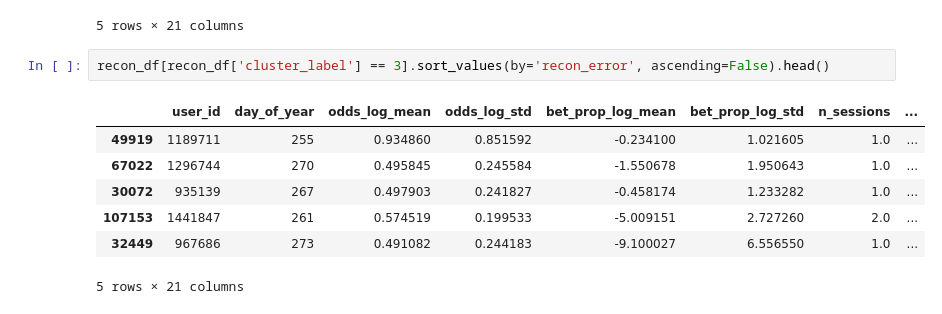
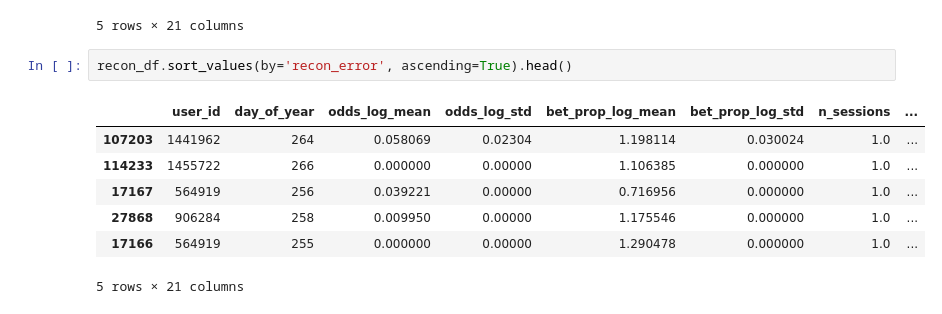
Before and after one commit to KndHvH/igaming-behavioral-deviation-detection, a Jupyter notebook: model/autoencoder.ipynb, the cells around one changed output. Saved outputs shown, nothing was run; the diff lists cells and outputs as text.

```diff
--- a/model/autoencoder.ipynb
+++ b/model/autoencoder.ipynb
@@ -313,12 +313,12 @@ recon_df[recon_df['cluster_label'] == 3].sort_values(by='recon_error', ascending
 | 108576 | 1444493 | 257 | 0.500137 | 0.262785 | 0.241936 | 0.480102 | 1.0 | ... |
 5 rows × 21 columns
 # %%
-recon_df[recon_df['cluster_label'] == 3].sort_values(by='recon_error', ascending=False).head()
+recon_df.sort_values(by='recon_error', ascending=True).head()
 # %% [output]
 |  | user_id | day_of_year | odds_log_mean | odds_log_std | bet_prop_log_mean | bet_prop_log_std | n_sessions | ... |
-| 49919 | 1189711 | 255 | 0.934860 | 0.851592 | -0.234100 | 1.021605 | 1.0 | ... |
-| 67022 | 1296744 | 270 | 0.495845 | 0.245584 | -1.550678 | 1.950643 | 1.0 | ... |
-| 30072 | 935139 | 267 | 0.497903 | 0.241827 | -0.458174 | 1.233282 | 1.0 | ... |
-| 107153 | 1441847 | 261 | 0.574519 | 0.199533 | -5.009151 | 2.727260 | 2.0 | ... |
-| 32449 | 967686 | 273 | 0.491082 | 0.244183 | -9.100027 | 6.556550 | 1.0 | ... |
+| 107203 | 1441962 | 264 | 0.058069 | 0.02304 | 1.198114 | 0.030024 | 1.0 | ... |
+| 114233 | 1455722 | 266 | 0.000000 | 0.00000 | 1.106385 | 0.000000 | 1.0 | ... |
+| 17167 | 564919 | 256 | 0.039221 | 0.00000 | 0.716956 | 0.000000 | 1.0 | ... |
+| 27868 | 906284 | 258 | 0.009950 | 0.00000 | 1.175546 | 0.000000 | 1.0 | ... |
+| 17166 | 564919 | 255 | 0.000000 | 0.00000 | 1.290478 | 0.000000 | 1.0 | ... |
 5 rows × 21 columns
```
Also changed, not shown: parts of 6 cells of this notebook.
